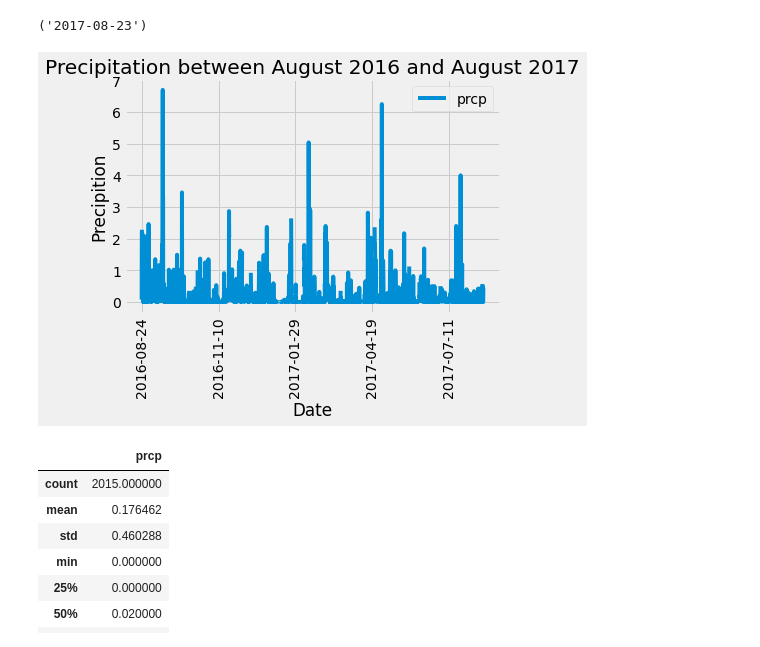
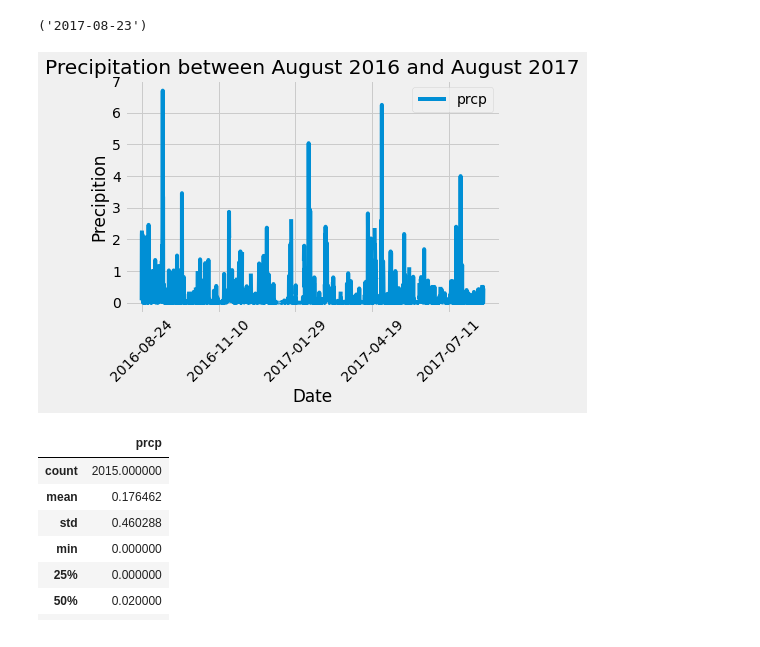
Before and after one commit to BenjaminT94/SQLAlchemy-Challenge, a Jupyter notebook: climate_starter.ipynb, the cells around one changed output. Cells and saved outputs as stored; diff of their text form; code cells hidden in the pictures.

```diff
--- a/climate_starter.ipynb
+++ b/climate_starter.ipynb
@@ -47,26 +47,26 @@ most_recent
 # %%
 # Design a query to retrieve the last 12 months of precipitation data and plot the results.
 # Starting from the most recent data point in the database.
 # Calculate the date one year from the last date in data set.
 # Perform a query to retrieve the data and precipitation scores
 recent_year = dt.date(2017,8, 23) - dt.timedelta(days = 365)
 precipitation = session.query(Measurement.date, Measurement.prcp).filter(Measurement.date > recent_year).\
 order_by(Measurement.date).all()
 # Save the query results as a Pandas DataFrame and set the index to the date column
 precip_df = pd.DataFrame(precipitation)
 precip_df.head()
 # Sort the dataframe by date
 precip_df = precip_df.sort_values(by='date', ascending=True)
 precip_df.head()
 # Use Pandas Plotting with Matplotlib to plot the data
 precip_df.plot('date','prcp')
 plt.title('Precipitation between August 2016 and August 2017')
 plt.xlabel('Date')
 plt.ylabel('Precipition')
-plt.xticks(rotation = 90)
+plt.xticks(rotation = 45)
 plt.savefig("Resources/Precipitation_By_Date.png")
 # %% [output]
-[figure, old version]
+[figure, new version]
 # %%
 # Use Pandas to calcualte the summary statistics for the precipitation data
 # Using describe for a quick view into the summary statistics
```
Also changed, not shown: parts of 2 cells of this notebook, 2 other files.
